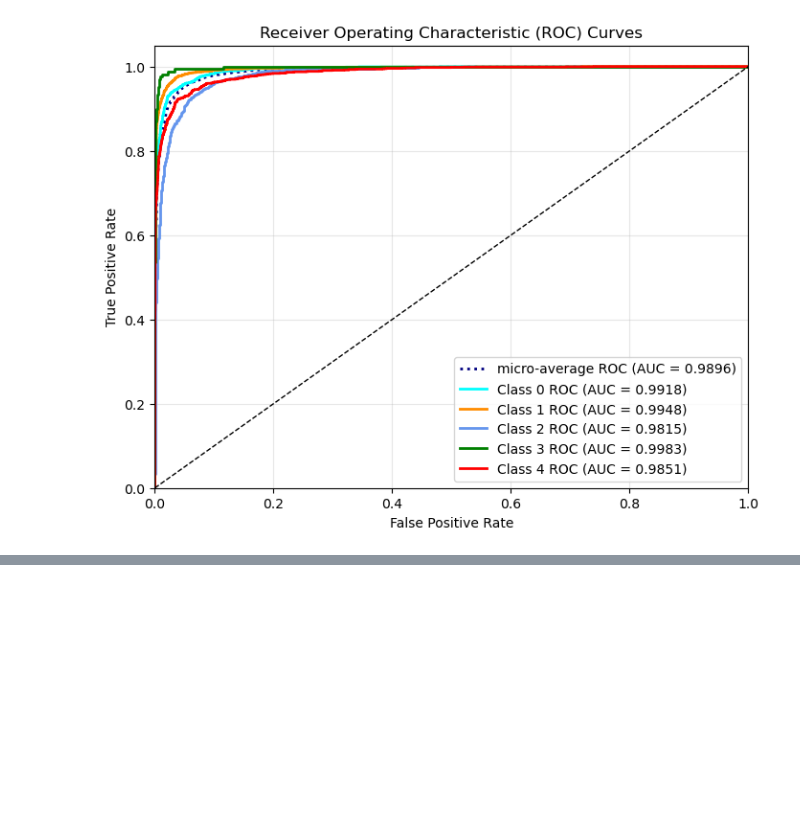
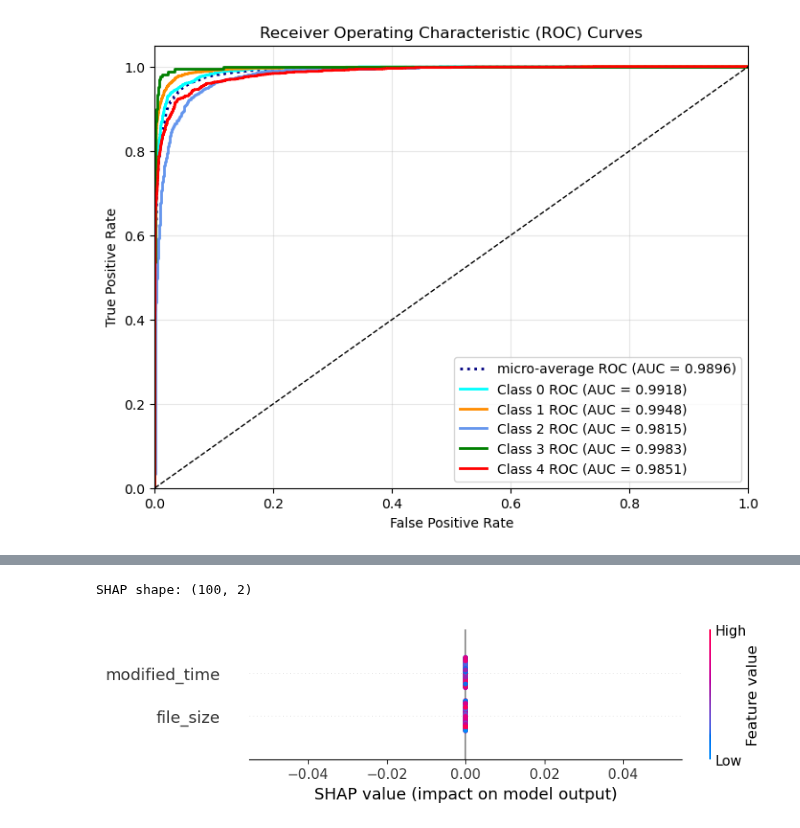
Before and after one commit to LCIT-AISC-T3-S25/Group3, a Jupyter notebook: AISC2008_CV Assignment 1.ipynb, the cells around one changed output, grey strips where cells are left out. Saved outputs shown, nothing was run; the diff lists cells and outputs as text; code cells hidden in the pictures; blank space fills up the shorter version.

```diff
--- a/AISC2008_CV Assignment 1.ipynb
+++ b/AISC2008_CV Assignment 1.ipynb
@@ -1181,0 +1353,10 @@ plt.show()
+# %%
+# Wrap prediction to return only class 0 probability
+def predict_class0(X):
+    return meta_model.predict(X)[:, 0]  # class 0 probs only
+
+# Rebuild SHAP explainer using this
+explainer = shap.KernelExplainer(predict_class0, shap.sample(X_sampled, 100))
+
+# Compute SHAP values for first 100 samples
+shap_values = explainer.shap_values(X_sampled[:100])
@@ -1181,0 +1382,9 @@ plt.show()
+# %%
+print("SHAP shape:", np.array(shap_values).shape)  # should be (10, 2)
+# %% [output]
+SHAP shape: (100, 2)
+# %%
+X_df = pd.DataFrame(X_sampled[:100], columns=meta_feature_cols)
+shap.summary_plot(shap_values, X_df)
+# %% [output]
+[figure, added]
```
Also changed, not shown: parts of 13 cells of this notebook.
